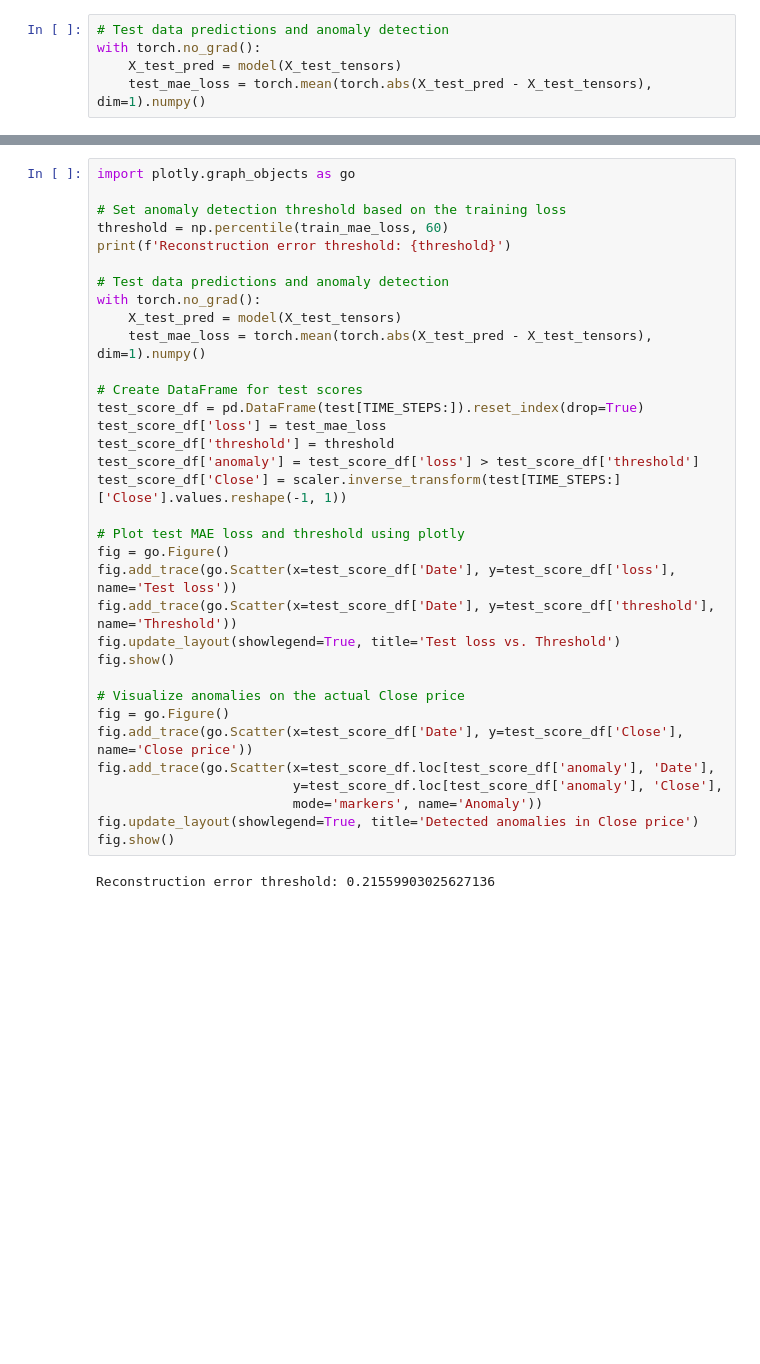
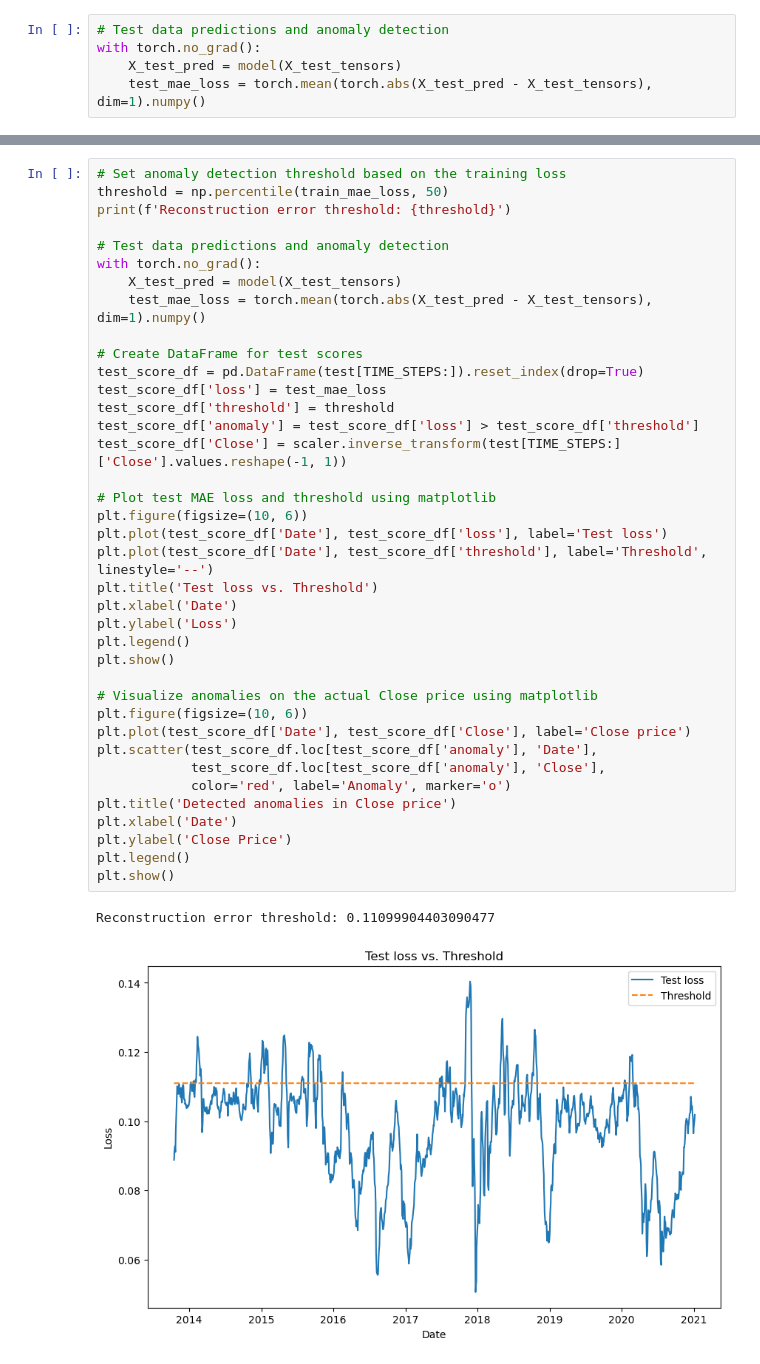
Before and after one commit to HerronYang/BBG_Capstone, a Jupyter notebook: LSTM_Autoencoder_PyTorch.ipynb, the cells around one changed output, grey strips where cells are left out. Cells and saved outputs as stored; diff of their text form; blank space fills up the shorter version.

Commit message:
Change plot method

```diff
--- a/LSTM_Autoencoder_PyTorch.ipynb
+++ b/LSTM_Autoencoder_PyTorch.ipynb
@@ -140,36 +148,41 @@ plt.show()
 # %%
-import plotly.graph_objects as go
-
 # Set anomaly detection threshold based on the training loss
-threshold = np.percentile(train_mae_loss, 60)
+threshold = np.percentile(train_mae_loss, 50)
 print(f'Reconstruction error threshold: {threshold}')
 
 # Test data predictions and anomaly detection
 with torch.no_grad():
     X_test_pred = model(X_test_tensors)
     test_mae_loss = torch.mean(torch.abs(X_test_pred - X_test_tensors), dim=1).numpy()
 
 # Create DataFrame for test scores
 test_score_df = pd.DataFrame(test[TIME_STEPS:]).reset_index(drop=True)
 test_score_df['loss'] = test_mae_loss
 test_score_df['threshold'] = threshold
 test_score_df['anomaly'] = test_score_df['loss'] > test_score_df['threshold']
 test_score_df['Close'] = scaler.inverse_transform(test[TIME_STEPS:]['Close'].values.reshape(-1, 1))
 
-# Plot test MAE loss and threshold using plotly
-fig = go.Figure()
-fig.add_trace(go.Scatter(x=test_score_df['Date'], y=test_score_df['loss'], name='Test loss'))
-fig.add_trace(go.Scatter(x=test_score_df['Date'], y=test_score_df['threshold'], name='Threshold'))
-fig.update_layout(showlegend=True, title='Test loss vs. Threshold')
-fig.show()
+# Plot test MAE loss and threshold using matplotlib
+plt.figure(figsize=(10, 6))
+plt.plot(test_score_df['Date'], test_score_df['loss'], label='Test loss')
+plt.plot(test_score_df['Date'], test_score_df['threshold'], label='Threshold', linestyle='--')
+plt.title('Test loss vs. Threshold')
+plt.xlabel('Date')
+plt.ylabel('Loss')
+plt.legend()
+plt.show()
 
-# Visualize anomalies on the actual Close price
-fig = go.Figure()
-fig.add_trace(go.Scatter(x=test_score_df['Date'], y=test_score_df['Close'], name='Close price'))
-fig.add_trace(go.Scatter(x=test_score_df.loc[test_score_df['anomaly'], 'Date'],
-                         y=test_score_df.loc[test_score_df['anomaly'], 'Close'],
-                         mode='markers', name='Anomaly'))
-fig.update_layout(showlegend=True, title='Detected anomalies in Close price')
-fig.show()
+# Visualize anomalies on the actual Close price using matplotlib
+plt.figure(figsize=(10, 6))
+plt.plot(test_score_df['Date'], test_score_df['Close'], label='Close price')
+plt.scatter(test_score_df.loc[test_score_df['anomaly'], 'Date'],
+            test_score_df.loc[test_score_df['anomaly'], 'Close'],
+            color='red', label='Anomaly', marker='o')
+plt.title('Detected anomalies in Close price')
+plt.xlabel('Date')
+plt.ylabel('Close Price')
+plt.legend()
+plt.show()
 # %% [output]
-Reconstruction error threshold: 0.21559903025627136
+Reconstruction error threshold: 0.11099904403090477
+[figure, added]
```
Also changed, not shown: parts of 6 cells of this notebook.
